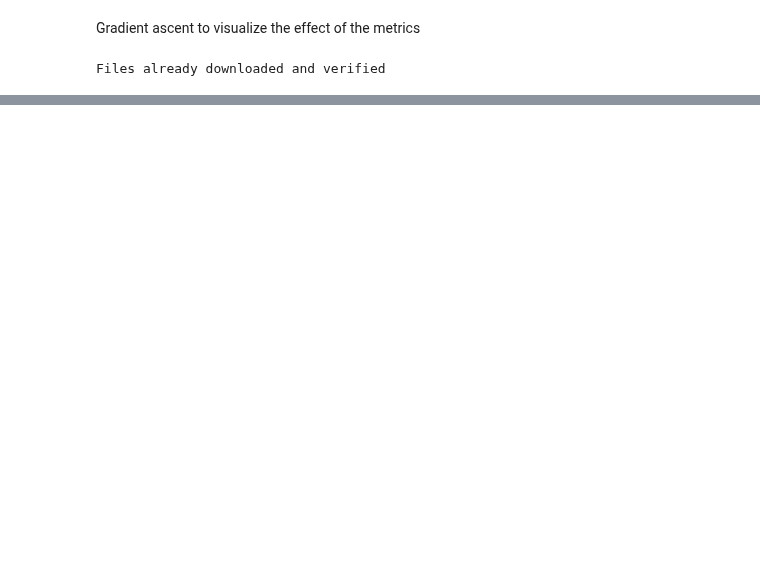
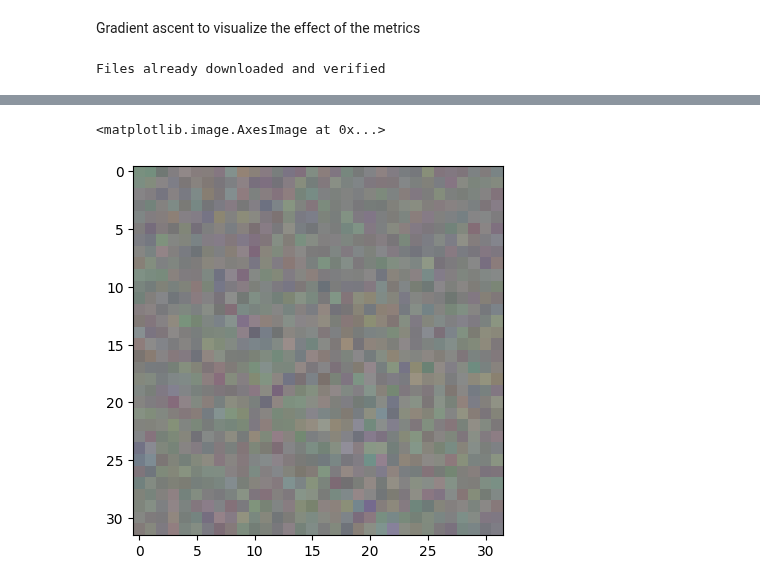
Before and after one commit to mackelab/labproject, a Jupyter notebook: docs/notebooks/application3.ipynb, the cells around one changed output, grey strips where cells are left out. Cells and saved outputs as stored; diff of their text form; code cells hidden in the pictures; blank space fills up the shorter version.

```diff
--- a/docs/notebooks/application3.ipynb
+++ b/docs/notebooks/application3.ipynb
@@ -195,0 +243,7 @@ twosampleset.plot_grid(2, width=4, height=4)
+# %%
+img = torch.nn.functional.sigmoid(twosampleset.class2[0])
+img = img.detach().cpu().numpy().transpose((1, 2, 0))
+plt.imshow(img)
+# %% [output]
+<matplotlib.image.AxesImage at 0x...>
+[figure, added]
```
Also changed, not shown: parts of 11 cells of this notebook.
